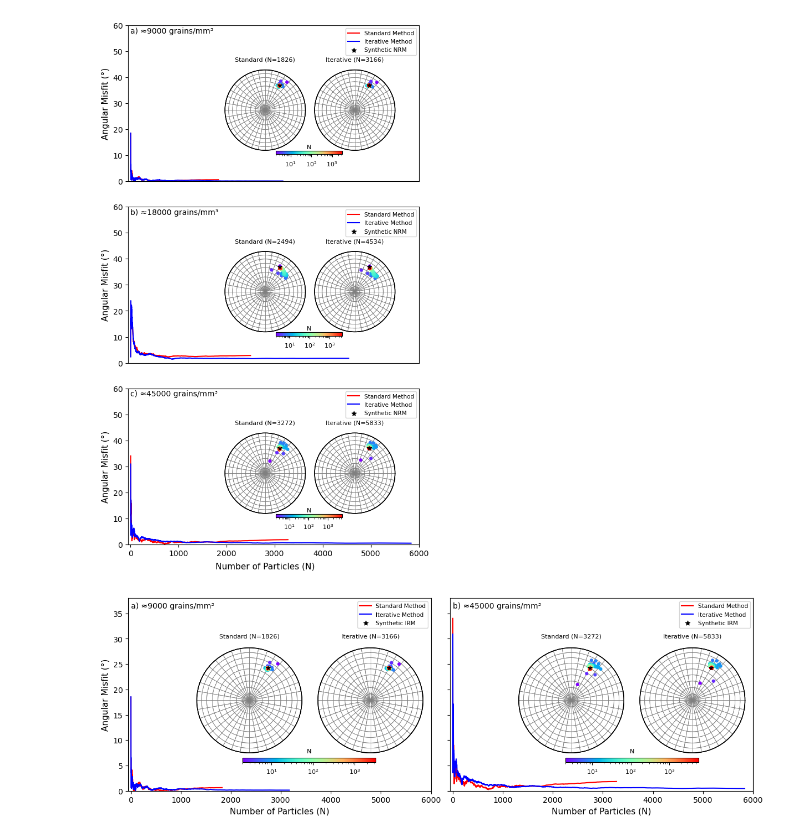
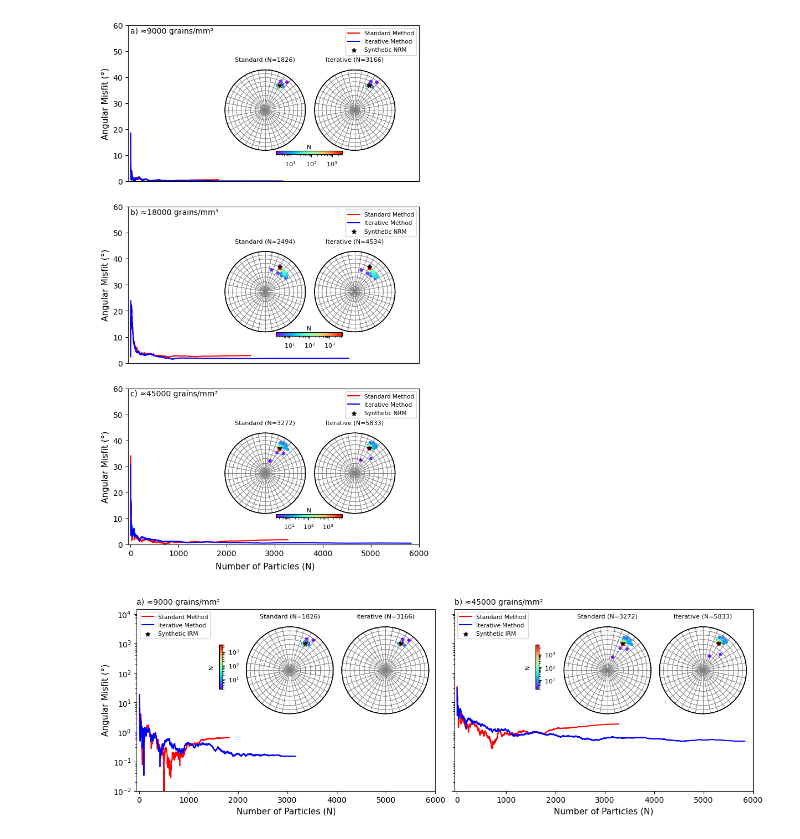
Before and after one commit to compgeolab/micromag-interfering-sources, a Jupyter notebook: code/different_grain_density_maps/plot_stereograms_synthetic_data.ipynb, the cells around one changed output. Cells and saved outputs as stored; diff of their text form; code cells hidden in the pictures.

Commit message:
Update figures following reviewer comments

```diff
--- a/code/different_grain_density_maps/plot_stereograms_synthetic_data.ipynb
+++ b/code/different_grain_density_maps/plot_stereograms_synthetic_data.ipynb
@@ -76,7 +76,7 @@ dipole_moment_iterative = np.array([
 r2_standard = np.array(r2_all_standard)
 r2_iterative = np.array(r2_all_iterative)
 
-r2 = 0.85#-np.inf
+r2 = 0.9#-np.inf
 dipole_moment_standard = dipole_moment_standard[r2_standard >= r2]
 dipole_moment_iterative = dipole_moment_iterative[r2_iterative >= r2]
 
@@ -404,14 +404,16 @@ for i, (subfig, csv_folder, text) in enumerate(zip(subfigs, csv_folders, texts))
     subfig.plot(num_particles_iterative, angular_distance_iterative, label='Iterative Method', c='b')
     # subfig.set_ylabel('Angular Misfit (°)', fontsize=11)
     subfig.set_xlabel('Number of Particles (N)', fontsize=11)
-    subfig.set_ylim(0, 38)
+    subfig.set_ylim(0.01, 15000)
+    subfig.set_yscale('log')
     subfig.set_xlim(-50, 6000)
     subfig.scatter([], [], marker='*', label='Synthetic IRM', c='k')
-    subfig.legend(fontsize=7.5)
-    subfig.text(0, 36, text)
+    subfig.legend(fontsize=7.5, loc='upper left')
+    subfig.text(0, 1.025, text, transform=subfig.transAxes, fontsize=10)
+
 
     # Adicionar stereoplots
-    projection_positions = [(0.1, 0.17, 0.6, 0.6), (0.5, 0.17, 0.6, 0.6)]
+    projection_positions = [(0.25, 0.4, 0.525, 0.525), (0.57, 0.4, 0.525, 0.525)]
     titles = ["Standard", "Iterative"]
     datasets = [(inc_standard, dec_standard), (inc_iterative, dec_iterative)]
     cmap = "rainbow"
@@ -420,34 +422,34 @@ for i, (subfig, csv_folder, text) in enumerate(zip(subfigs, csv_folders, texts))
 
     for pos, (title, (inc, dec)) in zip(projection_positions, zip(titles, datasets)):
         new_amp = range(2, len(inc) + 2)
         new_vector_sum = mg.angles_to_vector(inc, dec, new_amp)
         projection = mg.StereographicProjection(new_vector_sum)
         projection_R = mg.StereographicProjection(np.reshape(reference_vector, (1, 3)))
         inset_ax = subfig.inset_axes(pos)
         kwargs = dict(s=20, cmap=cmap, vmin=2, vmax=maximum, cmap_norm=cmap_norm)
         tmp = projection.plot(ax=inset_ax, add_ticks=False, **kwargs)
         projection_R.plot(ax=inset_ax, add_ticks=False, s=50, marker='*')
         inset_ax.set_title(f"{title} (N={len(inc)})", fontsize=8)
 
     tmps.append(tmp)
 
-positions = ([0.215, 0.25, 0.2, 0.02], [0.7, 0.25, 0.2, 0.02])
+positions = ([0.18, 0.58, 0.005, 0.2], [0.655, 0.58, 0.005, 0.2])
 
 for i, (position, tmp) in enumerate(zip(positions,tmps)):
 
     clb = fig.colorbar(
         tmp,
         ax=subfigs[i],
         cax=fig.add_axes(position),
-        orientation="horizontal",
+        orientation="vertical",
         # format="%.0f",
     )
-    clb.set_label(label="N", fontsize=8, labelpad=-35, loc="center")
+    clb.set_label(label="N", fontsize=8, labelpad=-40, loc="center")
     clb.ax.tick_params(labelsize=8)
 
 
 subfigs[0].set_ylabel('Angular Misfit (°)', fontsize=11)
 fig.savefig(fig_dir / "synthetic-different-densities-stereoplot.png", dpi=300, facecolor='w', bbox_inches='tight')
 plt.show()
 # %% [output]
-[figure, old version]
+[figure, new version]
```
Also changed, not shown: parts of 1 cell of this notebook, 6 other files.
